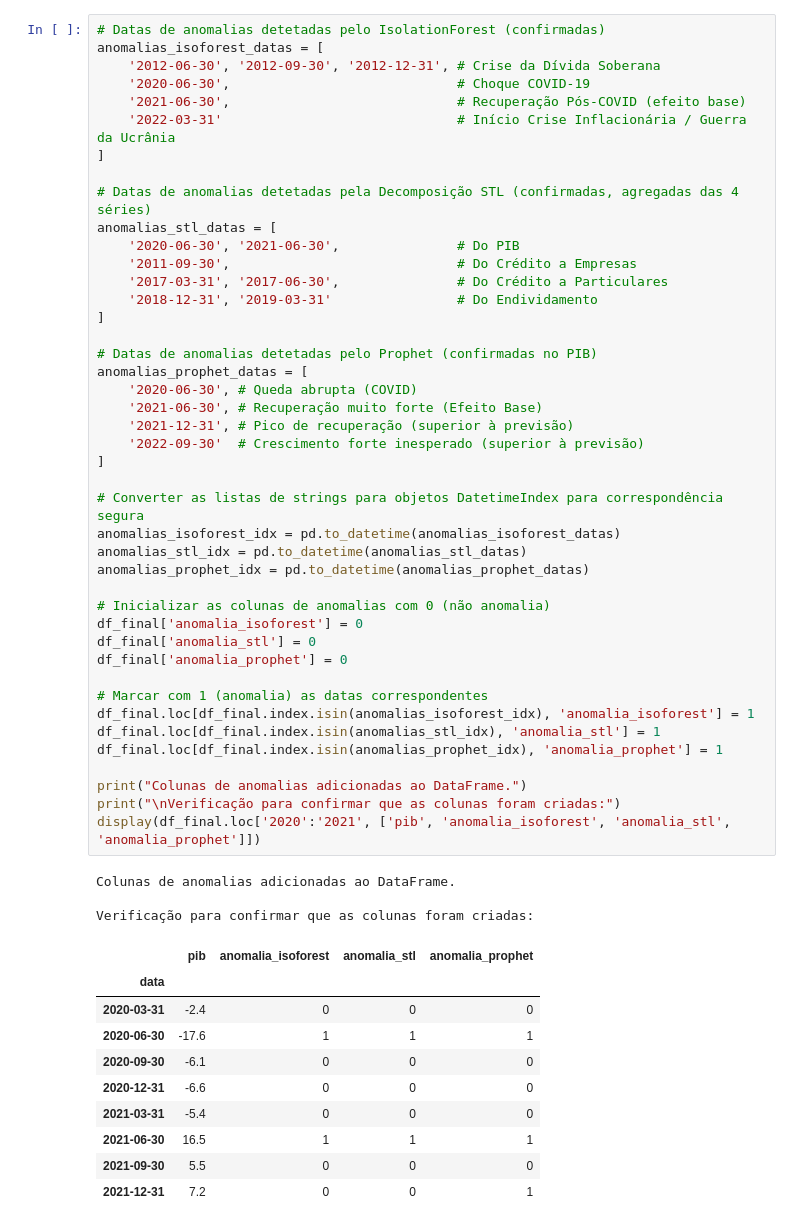
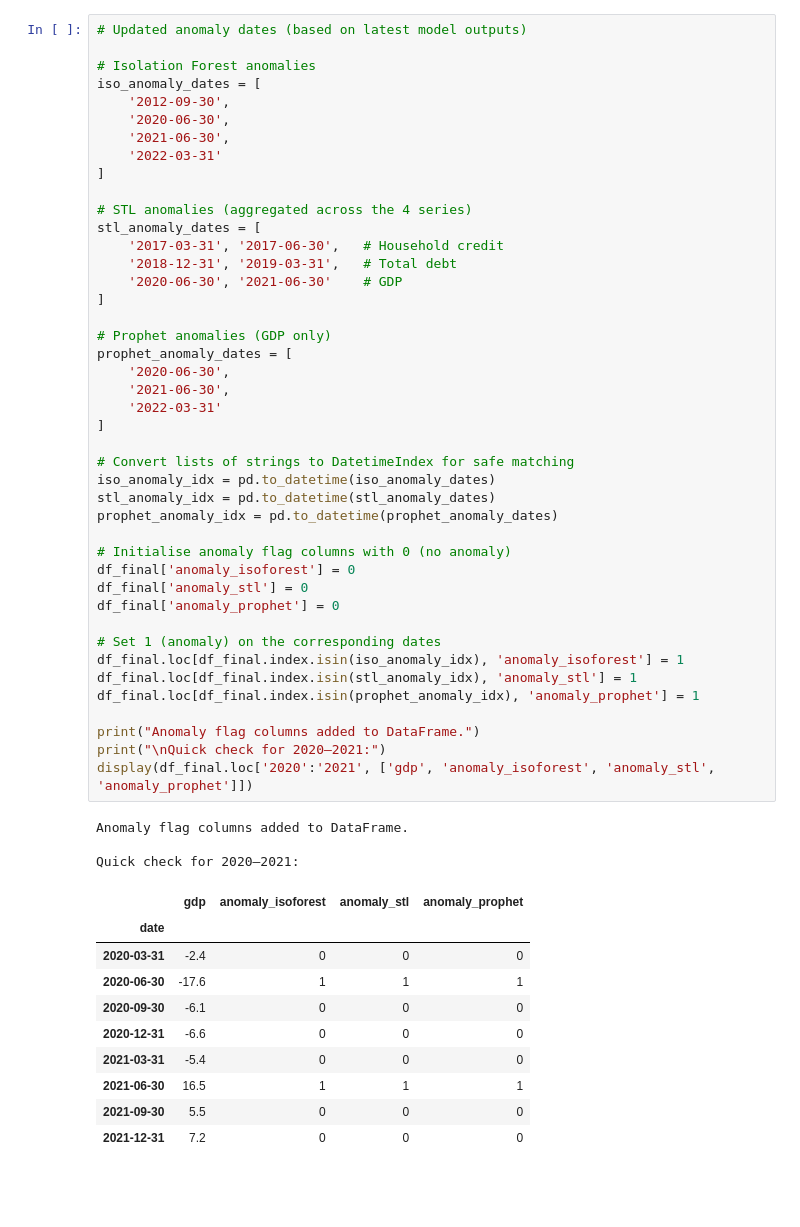
Before and after one commit to pedromgsantos/Macroeconomic_Anomaly_Detection_PT, a Jupyter notebook: notebooks/03_comparative_analysis.ipynb, the cells around one changed output. Saved outputs shown, nothing was run; the diff lists cells and outputs as text; blank space fills up the shorter version.

```diff
--- a/notebooks/03_analise_comparativa.ipynb
+++ b/notebooks/03_comparative_analysis.ipynb
@@ -46,52 +45,52 @@ DataFrame carregado e preparado com sucesso!
 # %%
-# Datas de anomalias detetadas pelo IsolationForest (confirmadas)
-anomalias_isoforest_datas = [
-    '2012-06-30', '2012-09-30', '2012-12-31', # Crise da Dívida Soberana
-    '2020-06-30',                             # Choque COVID-19
-    '2021-06-30',                             # Recuperação Pós-COVID (efeito base)
-    '2022-03-31'                              # Início Crise Inflacionária / Guerra da Ucrânia
+# Updated anomaly dates (based on latest model outputs)
+
+# Isolation Forest anomalies
+iso_anomaly_dates = [
+    '2012-09-30',
+    '2020-06-30',
+    '2021-06-30',
+    '2022-03-31'
 ]
 
-# Datas de anomalias detetadas pela Decomposição STL (confirmadas, agregadas das 4 séries)
-anomalias_stl_datas = [
-    '2020-06-30', '2021-06-30',               # Do PIB
-    '2011-09-30',                             # Do Crédito a Empresas
-    '2017-03-31', '2017-06-30',               # Do Crédito a Particulares
-    '2018-12-31', '2019-03-31'                # Do Endividamento
+# STL anomalies (aggregated across the 4 series)
+stl_anomaly_dates = [
+    '2017-03-31', '2017-06-30',   # Household credit
+    '2018-12-31', '2019-03-31',   # Total debt
+    '2020-06-30', '2021-06-30'    # GDP
 ]
 
-# Datas de anomalias detetadas pelo Prophet (confirmadas no PIB)
-anomalias_prophet_datas = [
-    '2020-06-30', # Queda abrupta (COVID)
-    '2021-06-30', # Recuperação muito forte (Efeito Base)
-    '2021-12-31', # Pico de recuperação (superior à previsão)
-    '2022-09-30'  # Crescimento forte inesperado (superior à previsão)
+# Prophet anomalies (GDP only)
+prophet_anomaly_dates = [
+    '2020-06-30',
+    '2021-06-30',
+    '2022-03-31'
 ]
 
-# Converter as listas de strings para objetos DatetimeIndex para correspondência segura
-anomalias_isoforest_idx = pd.to_datetime(anomalias_isoforest_datas)
-anomalias_stl_idx = pd.to_datetime(anomalias_stl_datas)
-anomalias_prophet_idx = pd.to_datetime(anomalias_prophet_datas)
+# Convert lists of strings to DatetimeIndex for safe matching
+iso_anomaly_idx = pd.to_datetime(iso_anomaly_dates)
+stl_anomaly_idx = pd.to_datetime(stl_anomaly_dates)
+prophet_anomaly_idx = pd.to_datetime(prophet_anomaly_dates)
 
-# Inicializar as colunas de anomalias com 0 (não anomalia)
-df_final['anomalia_isoforest'] = 0
-df_final['anomalia_stl'] = 0
-df_final['anomalia_prophet'] = 0
+# Initialise anomaly flag columns with 0 (no anomaly)
+df_final['anomaly_isoforest'] = 0
+df_final['anomaly_stl'] = 0
+df_final['anomaly_prophet'] = 0
 
-# Marcar com 1 (anomalia) as datas correspondentes
-df_final.loc[df_final.index.isin(anomalias_isoforest_idx), 'anomalia_isoforest'] = 1
-df_final.loc[df_final.index.isin(anomalias_stl_idx), 'anomalia_stl'] = 1
-df_final.loc[df_final.index.isin(anomalias_prophet_idx), 'anomalia_prophet'] = 1
+# Set 1 (anomaly) on the corresponding dates
+df_final.loc[df_final.index.isin(iso_anomaly_idx), 'anomaly_isoforest'] = 1
+df_final.loc[df_final.index.isin(stl_anomaly_idx), 'anomaly_stl'] = 1
+df_final.loc[df_final.index.isin(prophet_anomaly_idx), 'anomaly_prophet'] = 1
 
-print("Colunas de anomalias adicionadas ao DataFrame.")
-print("\nVerificação para confirmar que as colunas foram criadas:")
-display(df_final.loc['2020':'2021', ['pib', 'anomalia_isoforest', 'anomalia_stl', 'anomalia_prophet']])
+print("Anomaly flag columns added to DataFrame.")
+print("\nQuick check for 2020–2021:")
+display(df_final.loc['2020':'2021', ['gdp', 'anomaly_isoforest', 'anomaly_stl', 'anomaly_prophet']])
 # %% [output]
-Colunas de anomalias adicionadas ao DataFrame.
+Anomaly flag columns added to DataFrame.
 
-Verificação para confirmar que as colunas foram criadas:
+Quick check for 2020–2021:
-|  | pib | anomalia_isoforest | anomalia_stl | anomalia_prophet |
-| data |  |  |  |  |
+|  | gdp | anomaly_isoforest | anomaly_stl | anomaly_prophet |
+| date |  |  |  |  |
 | 2020-03-31 | -2.4 | 0 | 0 | 0 |
 | 2020-06-30 | -17.6 | 1 | 1 | 1 |
 | 2020-09-30 | -6.1 | 0 | 0 | 0 |
@@ -99,5 +98,5 @@ Verificação para confirmar que as colunas foram criadas:
 | 2021-03-31 | -5.4 | 0 | 0 | 0 |
 | 2021-06-30 | 16.5 | 1 | 1 | 1 |
 | 2021-09-30 | 5.5 | 0 | 0 | 0 |
-| 2021-12-31 | 7.2 | 0 | 0 | 1 |
+| 2021-12-31 | 7.2 | 0 | 0 | 0 |
 # %%
```
Also changed, not shown: parts of 10 cells of this notebook, 7 other files.
